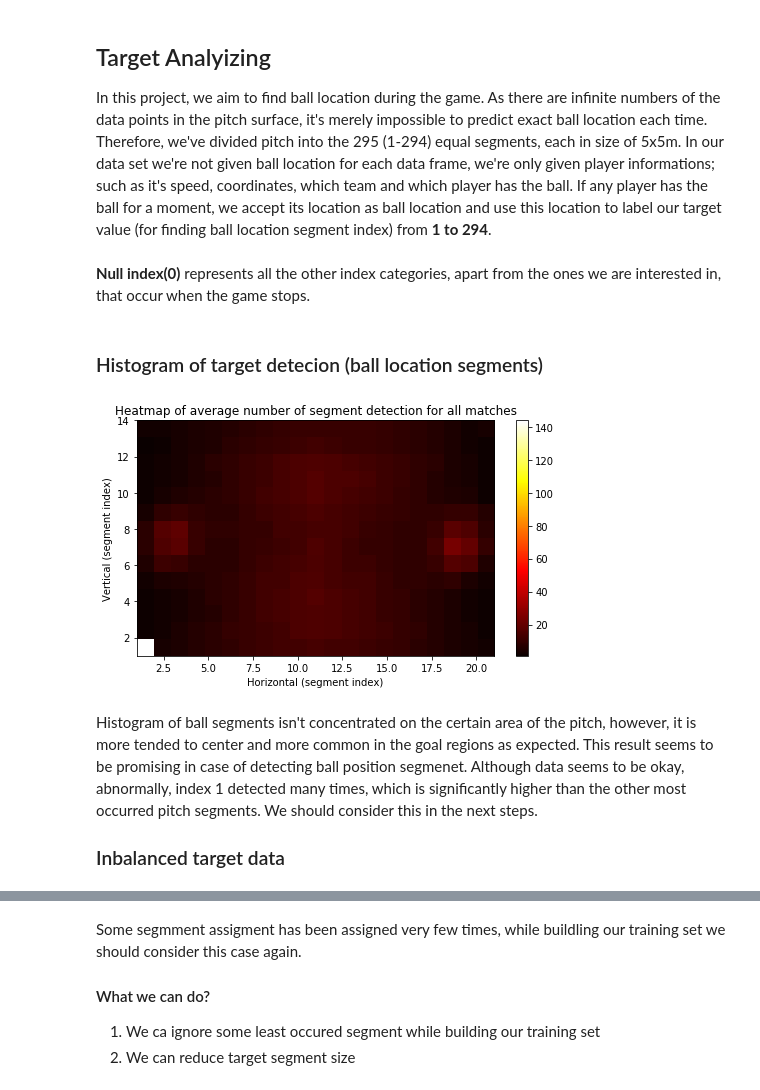
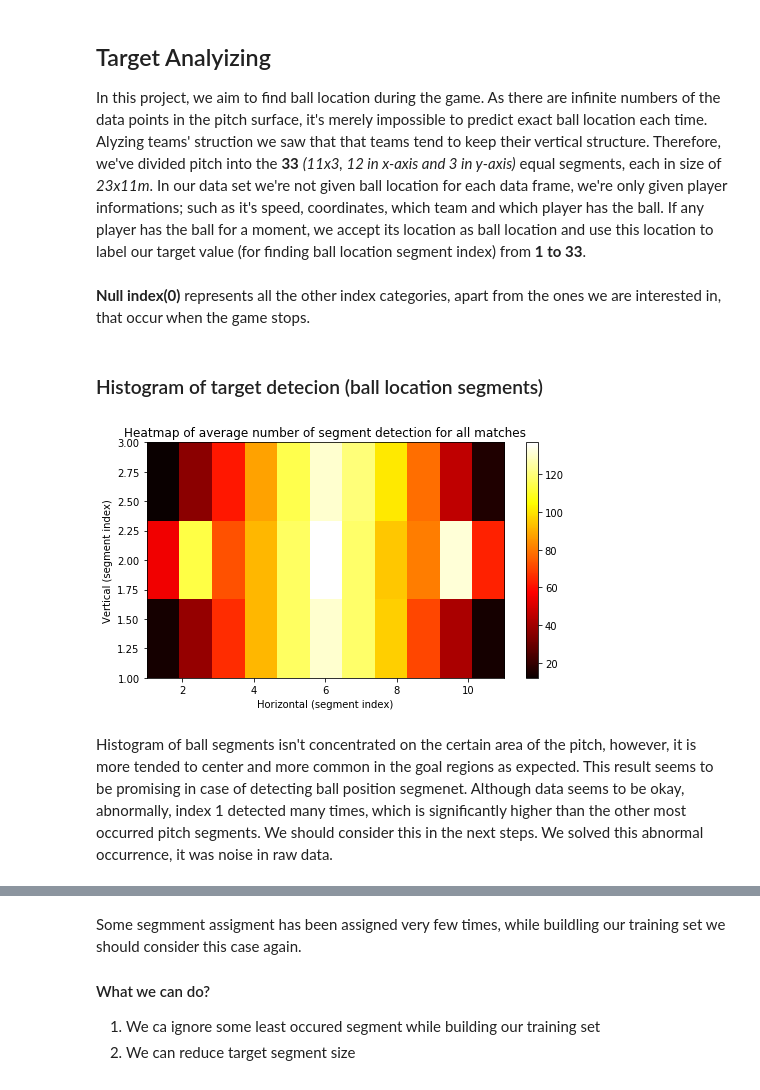
Before and after one commit to anaramirli/predict-soccer-ball-location, a Jupyter notebook: src/target_analysis.ipynb, the cells around one changed output, grey strips where cells are left out. Saved outputs shown, nothing was run; the diff lists cells and outputs as text; code cells hidden in the pictures.

```diff
--- a/src/target_analysis.ipynb
+++ b/src/target_analysis.ipynb
@@ -16,8 +16,8 @@
 ## Target Analyizing
 
 In this project, we aim to find ball location during the game. As there are infinite numbers of the data points in the pitch surface, it's merely impossible to predict exact ball location each time.<br>
-Therefore, we've divided pitch into the 295 (1-294) equal segments, each in size of 5x5m. In our data set we're not given ball location for each data frame, we're only given player informations; such as it's speed, coordinates, which team and which player has the ball.
-If any player has the ball for a moment, we accept its location as ball location and use this location to label our target value (for finding ball location segment index) from **1 to 294**.<br>
+Alyzing teams' struction we saw that that teams tend to keep their vertical structure. Therefore, we've divided pitch into the **33** *(11x3, 12 in x-axis and 3 in y-axis)* equal segments, each in size of *23x11m*. In our data set we're not given ball location for each data frame, we're only given player informations; such as it's speed, coordinates, which team and which player has the ball.
+If any player has the ball for a moment, we accept its location as ball location and use this location to label our target value (for finding ball location segment index) from **1 to 33**.<br>
 <br>**Null index(0)** represents all the other index categories, apart from the ones we are interested in, that occur when the game stops.
 # %%
 %matplotlib inline
@@ -59,14 +59,14 @@ pitch_index_data[550961]=0
 index_dict = {'x':{}, 'y':{}}
 
 index = 1
-for i in range(1,22):
-    for j in range(1,15):
+for i in range(1,12):
+    for j in range(1,4):
         index_dict['x'][index] = i
         index_dict['y'][index] = j
         index +=1
 
-pitch_segment_data = np.zeros(shape=(15,22), dtype=np.int)
-pitch_segment_data_count = np.zeros(shape=(295), dtype=np.int)
+pitch_segment_data = np.zeros(shape=(4,12), dtype=np.int)
+pitch_segment_data_count = np.zeros(shape=(34), dtype=np.int)
 out_off_play=0
 
 for i in pitch_index_data:
@@ -78,37 +78,35 @@ for i in pitch_index_data:
 average_event_frame =  len(pitch_index_data)//match_count # average second that a single match last
 pitch_segment_data = pitch_segment_data//match_count
 
-pitch_segment_count = np.zeros(shape=(15,22), dtype=np.int)
+pitch_segment_count = np.zeros(shape=(4,12), dtype=np.int)
 out_off_play //=match_count # number of null ball location
 
 
 
 pitch_segment_data_count[0]=out_off_play
 
 # calculating avrg segmet detection number for whole matches
 for i in pitch_index_data:
     if i != 0:
         y = index_dict['y'][i]
         x = index_dict['x'][i]
         if pitch_segment_count[y][x]<=pitch_segment_data[y][x]:
             pitch_segment_data_count[int(i)] +=1
             pitch_segment_count[y][x] += 1
             ball_detected.append([x,y])
 
 
 ball_detected = np.array(ball_detected)
 
 plt.figure(figsize=(8, 4.33))  # 14x21 number of segments that we divided pitch into
-plt.hist2d((ball_detected[:,0]), (ball_detected[:,1]), cmap='hot', bins=(21,14))
+plt.hist2d((ball_detected[:,0]), (ball_detected[:,1]), cmap='hot', bins=(11,3))
 
 plt.title('Heatmap of average number of segment detection for all matches')
 plt.xlabel('Horizontal (segment index)')
 plt.ylabel('Vertical (segment index)')
 plt.colorbar();
 plt.show()
 # %% [output]
-[figure, old version]
+[figure, new version]
 # %% [markdown]
-Histogram of ball segments isn't concentrated on the certain area of the pitch, however, it is more tended to center and more common in the goal regions as expected. This result seems to be promising in case of detecting ball position segmenet. Although data seems to be okay, abnormally, index 1 detected many times, which is significantly higher than the other most occurred pitch segments. We should consider this in the next steps.
-
-### Inbalanced target data
+Histogram of ball segments isn't concentrated on the certain area of the pitch, however, it is more tended to center and more common in the goal regions as expected. This result seems to be promising in case of detecting ball position segmenet. Although data seems to be okay, abnormally, index 1 detected many times, which is significantly higher than the other most occurred pitch segments. We should consider this in the next steps. We solved this abnormal occurrence, it was noise in raw data.
```
Also changed, not shown: parts of 5 cells of this notebook, 4 other files.
